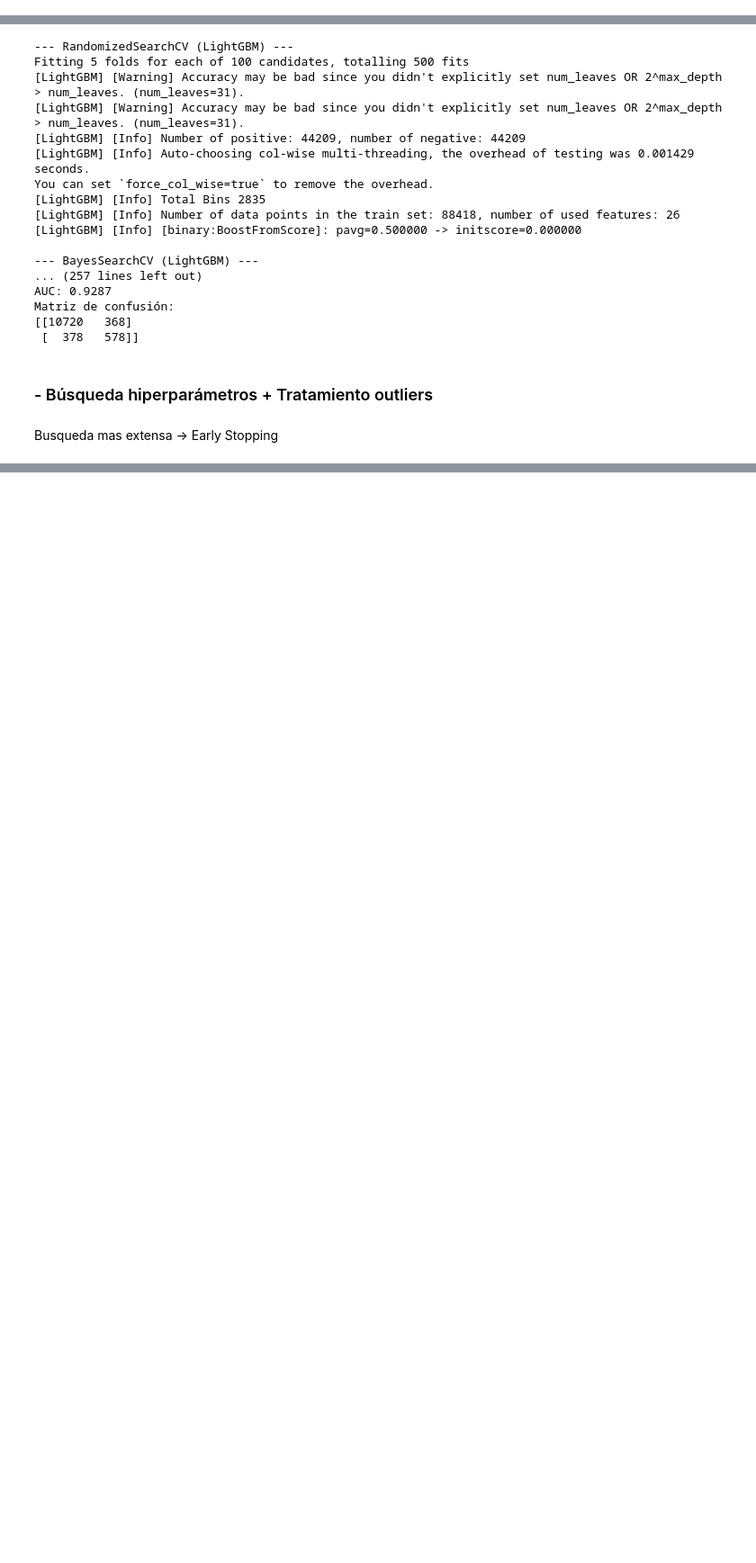
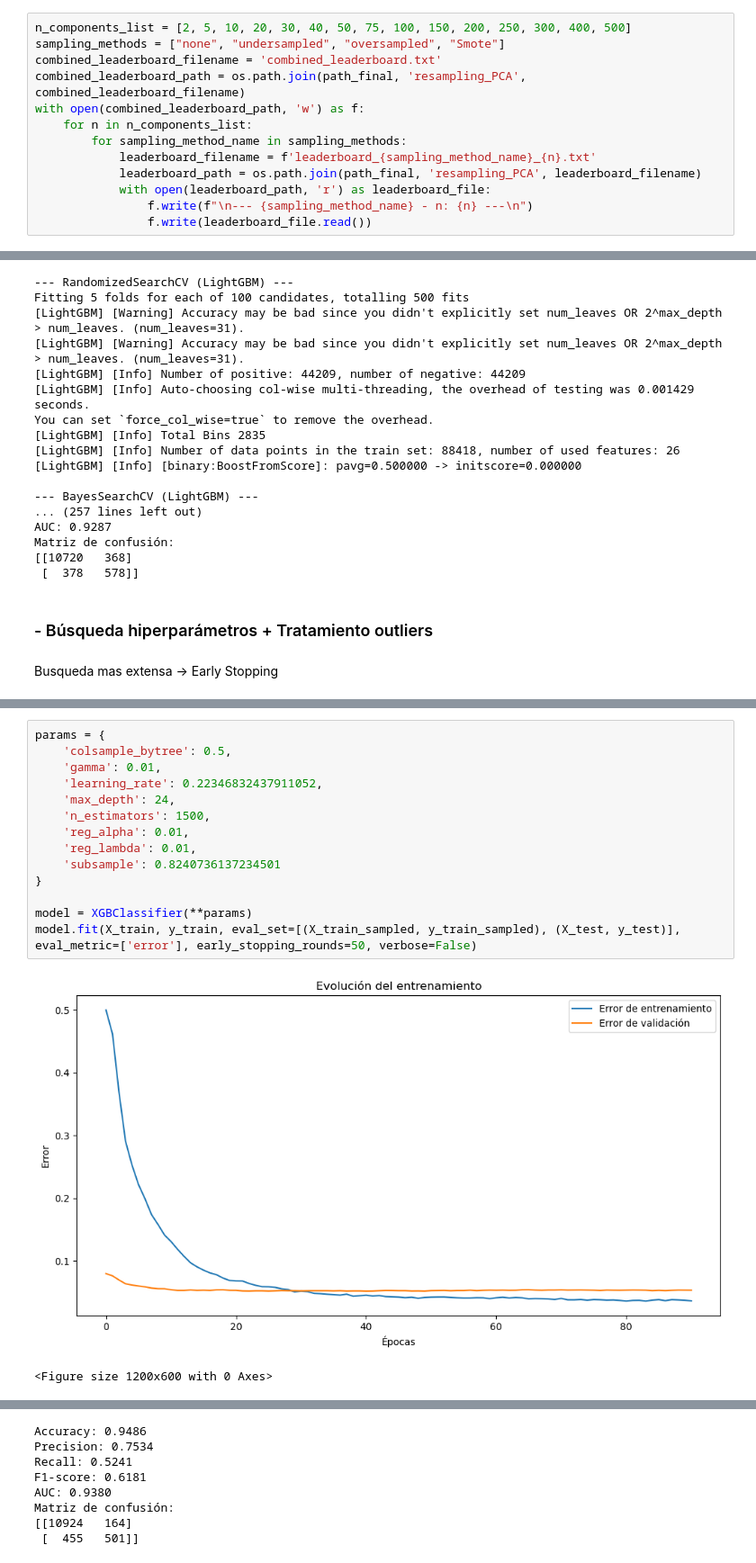
Before and after one commit to olayafgon/ML-and-Superconductors, a Jupyter notebook: src/model_testing.ipynb, the cells around one changed output, grey strips where cells are left out. Shown at 90% size. Saved outputs shown, nothing was run; the diff lists cells and outputs as text; blank space fills up the shorter version.

Commit message:
Models

```diff
--- a/src/model_testing.ipynb
+++ b/src/model_testing.ipynb
@@ -565,6 +569,19 @@ AUTOGLUON:
         0.01s    = Validation runtime
 Fitting model: LightGBMXT ...
 ... (188 outputs left out)
+# %%
+n_components_list = [2, 5, 10, 20, 30, 40, 50, 75, 100, 150, 200, 250, 300, 400, 500]
+sampling_methods = ["none", "undersampled", "oversampled", "Smote"]
+combined_leaderboard_filename = 'combined_leaderboard.txt'
+combined_leaderboard_path = os.path.join(path_final, 'resampling_PCA', combined_leaderboard_filename)
+with open(combined_leaderboard_path, 'w') as f:
+    for n in n_components_list:
+        for sampling_method_name in sampling_methods:
+            leaderboard_filename = f'leaderboard_{sampling_method_name}_{n}.txt'
+            leaderboard_path = os.path.join(path_final, 'resampling_PCA', leaderboard_filename)
+            with open(leaderboard_path, 'r') as leaderboard_file:
+                f.write(f"\n--- {sampling_method_name} - n: {n} ---\n")
+                f.write(leaderboard_file.read())
 # %% [markdown]
 ## RandomOverSampler + PCA = 10
 # %%
@@ -960,0 +937,17 @@ Matriz de confusión:
+# %%
+params = {
+    'colsample_bytree': 0.5,
+    'gamma': 0.01,
+    'learning_rate': 0.22346832437911052,
+    'max_depth': 24,
+    'n_estimators': 1500,
+    'reg_alpha': 0.01,
+    'reg_lambda': 0.01,
+    'subsample': 0.8240736137234501
+}
+
+model = XGBClassifier(**params)
+model.fit(X_train, y_train, eval_set=[(X_train_sampled, y_train_sampled), (X_test, y_test)], eval_metric=['error'], early_stopping_rounds=50, verbose=False)
+# %% [output]
+[figure, added]
+<Figure size 1200x600 with 0 Axes>
@@ -960,0 +955,8 @@ Matriz de confusión:
+Accuracy: 0.9486
+Precision: 0.7534
+Recall: 0.5241
+F1-score: 0.6181
+AUC: 0.9380
+Matriz de confusión:
+[[10924   164]
+ [  455   501]]
```
Also changed, not shown: parts of 13 cells of this notebook.
